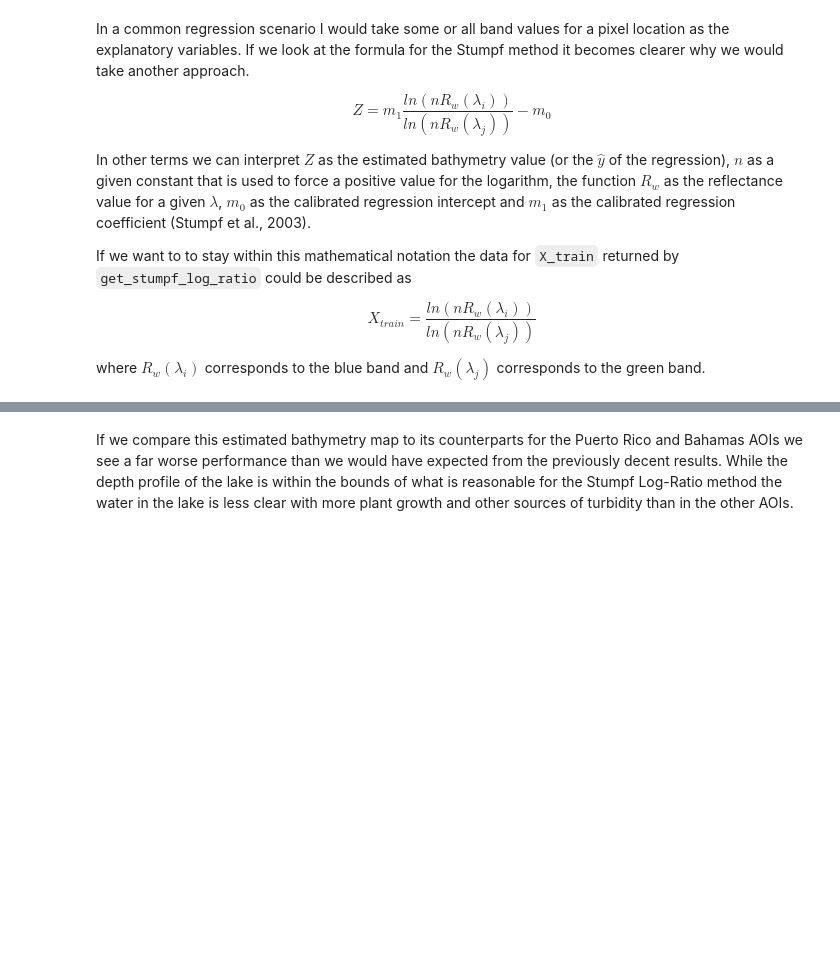
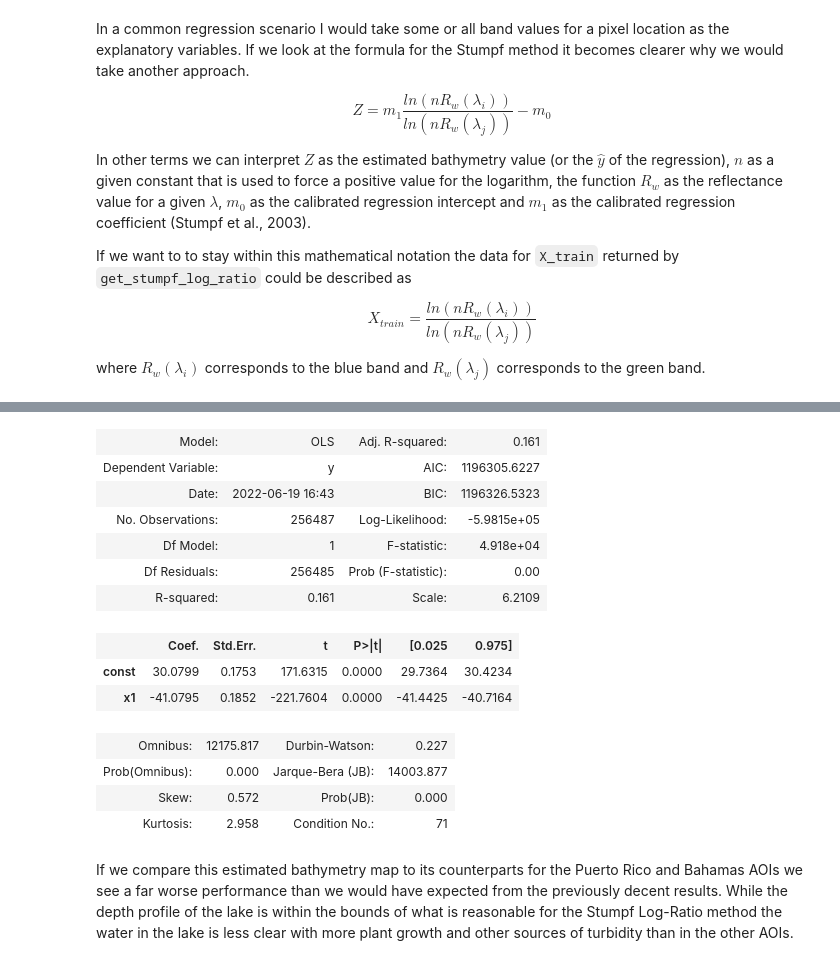
Before and after one commit to WalternativE/evaluation-preprocessing-methods-sentinel2-ml-based-bathymetry-estimation, a Jupyter notebook: notebooks/09__stumpf_log_regression_mille_lacs.ipynb, the cells around one changed output, grey strips where cells are left out. Drawn from its saved outputs; the diff is of its cells as text; code cells hidden in the pictures; blank space fills up the shorter version.

```diff
--- a/notebooks/09__stumpf_log_regression_mille_lacs.ipynb
+++ b/notebooks/09__stumpf_log_regression_mille_lacs.ipynb
@@ -172,3 +167,0 @@ With the data in place the rest of the modelling process boils down to just fitt
-# %%
-reg = LinearRegression()
-reg.fit(X_train, y_train)
@@ -177,3 +172,23 @@ LinearRegression()
+# %%
+X_train_intercept = sm.add_constant(X_train)
+reg_mod = sm.OLS(y_train, X_train_intercept)
+reg = reg_mod.fit()
+reg.summary2()
+# %% [output]
+| Model: | OLS | Adj. R-squared: | 0.161 |
+| Dependent Variable: | y | AIC: | 1196305.6227 |
+| Date: | 2022-06-19 16:43 | BIC: | 1196326.5323 |
+| No. Observations: | 256487 | Log-Likelihood: | -5.9815e+05 |
+| Df Model: | 1 | F-statistic: | 4.918e+04 |
+| Df Residuals: | 256485 | Prob (F-statistic): | 0.00 |
+| R-squared: | 0.161 | Scale: | 6.2109 |
+|  | Coef. | Std.Err. | t | P>|t| | [0.025 | 0.975] |
+| const | 30.0799 | 0.1753 | 171.6315 | 0.0000 | 29.7364 | 30.4234 |
+| x1 | -41.0795 | 0.1852 | -221.7604 | 0.0000 | -41.4425 | -40.7164 |
+| Omnibus: | 12175.817 | Durbin-Watson: | 0.227 |
+| Prob(Omnibus): | 0.000 | Jarque-Bera (JB): | 14003.877 |
+| Skew: | 0.572 | Prob(JB): | 0.000 |
+| Kurtosis: | 2.958 | Condition No.: | 71 |
 # %% [markdown]
 If we compare this estimated bathymetry map to its counterparts for the Puerto Rico and Bahamas AOIs we see a far worse performance than we would have expected from the previously decent results. While the depth profile of the lake is within the bounds of what is reasonable for the Stumpf Log-Ratio method the water in the lake is less clear with more plant growth and other sources of turbidity than in the other AOIs.
 # %%
```
Also changed, not shown: parts of 7 cells of this notebook, 1 other file.
